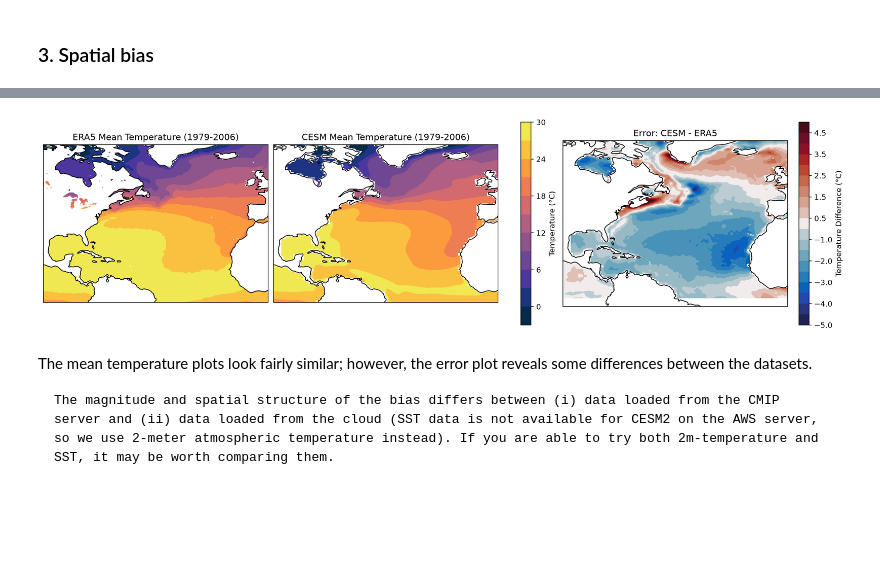
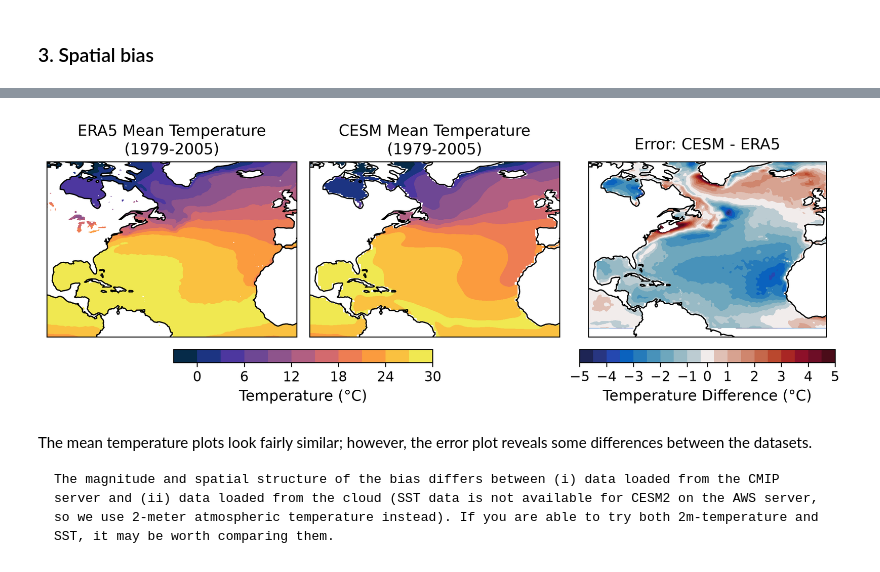
Before and after one commit to ashleylasinsky/whoi-climate-tutorial_2026, a Jupyter notebook: docs/pages/model_validation/example.ipynb, the cells around one changed output, grey strips where cells are left out. Saved outputs shown, nothing was run; the diff lists cells and outputs as text; code cells hidden in the pictures; blank space fills up the shorter version.

```diff
--- a/docs/pages/model_validation/example.ipynb
+++ b/docs/pages/model_validation/example.ipynb
@@ -832,8 +777,8 @@ plt.show()
 # %%
 fig, (ax1, ax2, ax3) = plt.subplots(
     1, 3,
-    figsize=(15, 4),
-    dpi=200,
+    figsize=(9.1, 3),
+    dpi=300,
     subplot_kw={"projection": ccrs.PlateCarree()},
     constrained_layout=True,  # handles all spacing automatically
 )
@@ -847,43 +792,48 @@ im1 = ax1.contourf(
     cmap="cmo.thermal",
     transform=ccrs.PlateCarree(),
 )
-ax1.set_title("ERA5 Mean Temperature (1979-2006)")
+ax1.set_title("ERA5 Mean Temperature\n(1979-2005)", fontsize=12.5)
 ax1.coastlines()
 
 # --- CESM mean ---
 im2 = ax2.contourf(
     cesm_jas_mean.longitude,
     cesm_jas_mean.latitude,
     cesm_jas_mean.values,
     levels=np.arange(-3, 33, 3),
     cmap="cmo.thermal",
     transform=ccrs.PlateCarree(),
 )
-ax2.set_title("CESM Mean Temperature (1979-2006)")
+ax2.set_title("CESM Mean Temperature\n(1979-2005)", fontsize=12.5)
 ax2.coastlines()
 
 # --- Error (CESM - ERA5) ---
 im3 = ax3.contourf(
     error.longitude,
     error.latitude,
     error.values,
-    levels=make_cb_range(5, 0.5),
+    levels= make_cb_range(5, 0.5),
     cmap="cmo.balance",
     transform=ccrs.PlateCarree(),
 )
-ax3.set_title("Error: CESM - ERA5")
+ax3.set_title("Error: CESM - ERA5", fontsize=12.5, pad=10)
 ax3.coastlines()
 
 # Shared colorbar spanning ax1 and ax2
-fig.colorbar(im1, ax=[ax1, ax2], label="Temperature (°C)")
+cbar1 = fig.colorbar(im1, ax=[ax1, ax2], location="bottom", shrink = 0.5)
+cbar1.set_label("Temperature (°C)", fontsize=12)
+cbar1.ax.tick_params(labelsize=11)
 
 # Separate colorbar for ax3
-fig.colorbar(im3, ax=ax3, label="Temperature Difference (°C)")
+cbar2 = fig.colorbar(im3, ax=ax3, location="bottom")
+cbar2.set_label("Temperature Difference (°C)", fontsize=12)
+cbar2.set_ticks(np.arange(-5,5.1,1))
+cbar2.ax.tick_params(labelsize=11)
 
 # fig.savefig("figs/spatial-bias.svg")
 plt.show()
 # %% [output]
-[figure, old version]
+[figure, new version]
 # %% [markdown]
 The mean temperature plots look fairly similar; however, the error plot reveals some differences between the datasets.
 
```
Also changed, not shown: parts of 4 cells of this notebook, 4 other files.
